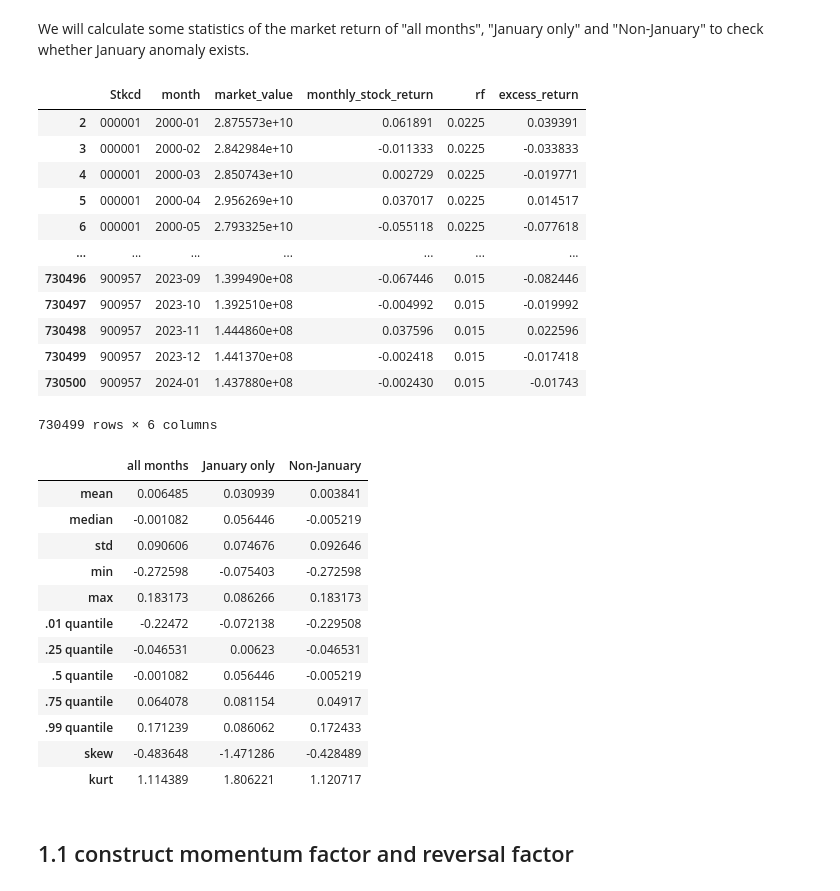
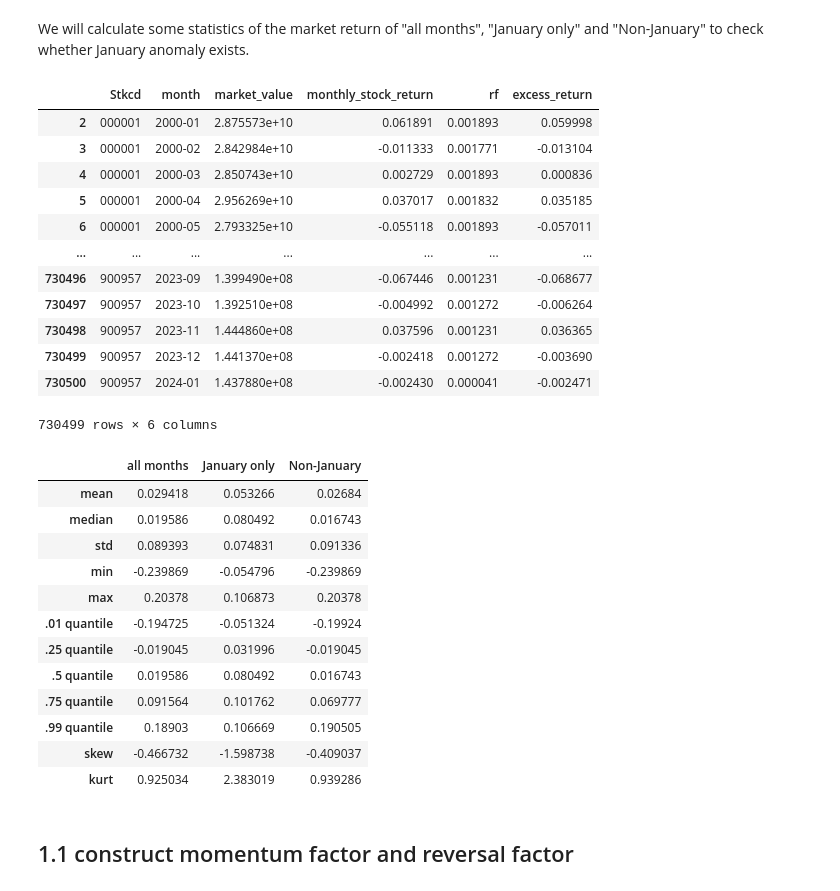
Before and after one commit to alex-fang123/investment_project, a Jupyter notebook: main-part2.ipynb, the cells around one changed output. Saved outputs shown, nothing was run; the diff lists cells and outputs as text; code cells hidden in the pictures.

```diff
--- a/main-part2.ipynb
+++ b/main-part2.ipynb
@@ -86,34 +86,34 @@ We will calculate some statistics of the market return of "all months", "January
 # %%
 # import and clean the risk-free rate data
 rf = pd.read_excel('source_data/Risk-Free Rate/TRD_Nrrate.xlsx')  # load the risk-free rate data
 rf = rf.iloc[2:, :]
 rf = rf[['Clsdt', 'Nrrdaydt','Nrrdata']]
 rf.columns = ['date', 'daily_rf','rf']
 rf['date'] = pd.to_datetime(rf['date'])
 rf['daily_rf'] = rf['daily_rf'] / 100  # change the unit of the risk-free rate to decimal
 rf['rf'] = rf['rf'] / 100  # change the unit of the risk-free rate to decimal
 rf['month'] = rf['date'].dt.to_period('M')
 rf_monthly = rf.groupby('month').agg({'daily_rf': [lambda x: (1 + x).prod() - 1], 'rf': 'last'})
 rf_monthly.reset_index(inplace=True)
 rf_monthly.columns = ['month', 'monthly_rf','rf']
 
 # merge the risk-free rate data into monthly_stock_return
-monthly_stock_return['rf'] = monthly_stock_return['month'].map(rf_monthly.set_index('month')['rf'])
+monthly_stock_return['rf'] = monthly_stock_return['month'].map(rf_monthly.set_index('month')['monthly_rf'])
 monthly_stock_return['excess_return'] = monthly_stock_return['monthly_stock_return'] - monthly_stock_return['rf']
 monthly_stock_return
 # %% [output]
 |  | Stkcd | month | market_value | monthly_stock_return | rf | excess_return |
-| 2 | 000001 | 2000-01 | 2.875573e+10 | 0.061891 | 0.0225 | 0.039391 |
-| 3 | 000001 | 2000-02 | 2.842984e+10 | -0.011333 | 0.0225 | -0.033833 |
-| 4 | 000001 | 2000-03 | 2.850743e+10 | 0.002729 | 0.0225 | -0.019771 |
-| 5 | 000001 | 2000-04 | 2.956269e+10 | 0.037017 | 0.0225 | 0.014517 |
-| 6 | 000001 | 2000-05 | 2.793325e+10 | -0.055118 | 0.0225 | -0.077618 |
+| 2 | 000001 | 2000-01 | 2.875573e+10 | 0.061891 | 0.001893 | 0.059998 |
+| 3 | 000001 | 2000-02 | 2.842984e+10 | -0.011333 | 0.001771 | -0.013104 |
+| 4 | 000001 | 2000-03 | 2.850743e+10 | 0.002729 | 0.001893 | 0.000836 |
+| 5 | 000001 | 2000-04 | 2.956269e+10 | 0.037017 | 0.001832 | 0.035185 |
+| 6 | 000001 | 2000-05 | 2.793325e+10 | -0.055118 | 0.001893 | -0.057011 |
 | ... | ... | ... | ... | ... | ... | ... |
-| 730496 | 900957 | 2023-09 | 1.399490e+08 | -0.067446 | 0.015 | -0.082446 |
-| 730497 | 900957 | 2023-10 | 1.392510e+08 | -0.004992 | 0.015 | -0.019992 |
-| 730498 | 900957 | 2023-11 | 1.444860e+08 | 0.037596 | 0.015 | 0.022596 |
-| 730499 | 900957 | 2023-12 | 1.441370e+08 | -0.002418 | 0.015 | -0.017418 |
-| 730500 | 900957 | 2024-01 | 1.437880e+08 | -0.002430 | 0.015 | -0.01743 |
+| 730496 | 900957 | 2023-09 | 1.399490e+08 | -0.067446 | 0.001231 | -0.068677 |
+| 730497 | 900957 | 2023-10 | 1.392510e+08 | -0.004992 | 0.001272 | -0.006264 |
+| 730498 | 900957 | 2023-11 | 1.444860e+08 | 0.037596 | 0.001231 | 0.036365 |
+| 730499 | 900957 | 2023-12 | 1.441370e+08 | -0.002418 | 0.001272 | -0.003690 |
+| 730500 | 900957 | 2024-01 | 1.437880e+08 | -0.002430 | 0.000041 | -0.002471 |
 730499 rows × 6 columns
 # %%
 return_stat = pd.DataFrame(index=['mean', 'median','std', 'min', 'max', '.01 quantile', '.25 quantile', '.5 quantile', '.75 quantile', '.99 quantile', 'skew', 'kurt'], columns=['all months', 'January only', 'Non-January'])
@@ -134,18 +134,18 @@ return_stat.to_excel('output/part2/January Anomaly return stat.xlsx')
 return_stat
 # %% [output]
 |  | all months | January only | Non-January |
-| mean | 0.006485 | 0.030939 | 0.003841 |
-| median | -0.001082 | 0.056446 | -0.005219 |
-| std | 0.090606 | 0.074676 | 0.092646 |
-| min | -0.272598 | -0.075403 | -0.272598 |
-| max | 0.183173 | 0.086266 | 0.183173 |
-| .01 quantile | -0.22472 | -0.072138 | -0.229508 |
-| .25 quantile | -0.046531 | 0.00623 | -0.046531 |
-| .5 quantile | -0.001082 | 0.056446 | -0.005219 |
-| .75 quantile | 0.064078 | 0.081154 | 0.04917 |
-| .99 quantile | 0.171239 | 0.086062 | 0.172433 |
-| skew | -0.483648 | -1.471286 | -0.428489 |
-| kurt | 1.114389 | 1.806221 | 1.120717 |
+| mean | 0.029418 | 0.053266 | 0.02684 |
+| median | 0.019586 | 0.080492 | 0.016743 |
+| std | 0.089393 | 0.074831 | 0.091336 |
+| min | -0.239869 | -0.054796 | -0.239869 |
+| max | 0.20378 | 0.106873 | 0.20378 |
+| .01 quantile | -0.194725 | -0.051324 | -0.19924 |
+| .25 quantile | -0.019045 | 0.031996 | -0.019045 |
+| .5 quantile | 0.019586 | 0.080492 | 0.016743 |
+| .75 quantile | 0.091564 | 0.101762 | 0.069777 |
+| .99 quantile | 0.18903 | 0.106669 | 0.190505 |
+| skew | -0.466732 | -1.598738 | -0.409037 |
+| kurt | 0.925034 | 2.383019 | 0.939286 |
 # %% [markdown]
 ## 1.1 construct momentum factor and reversal factor
 # %%
```
Also changed, not shown: parts of 31 cells of this notebook, 18 other files.
